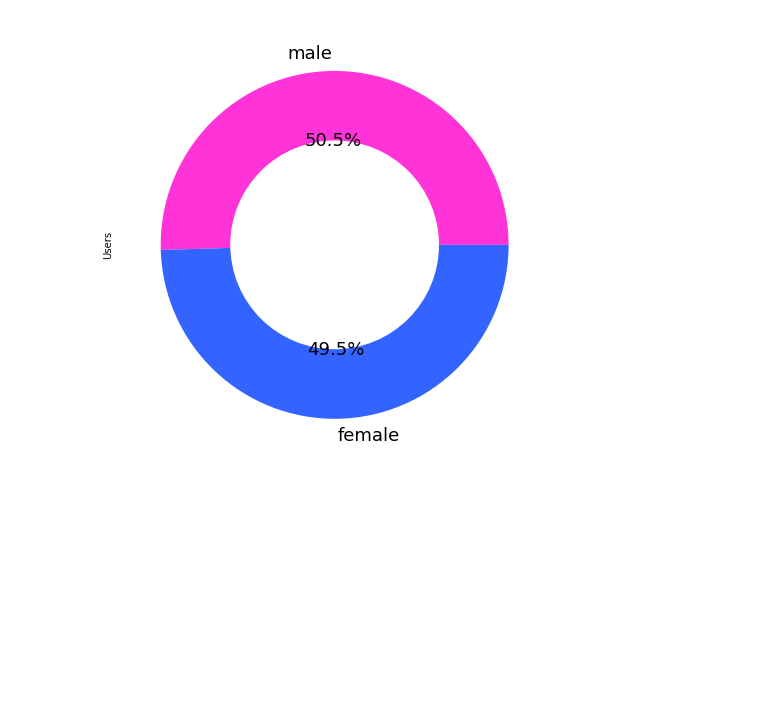
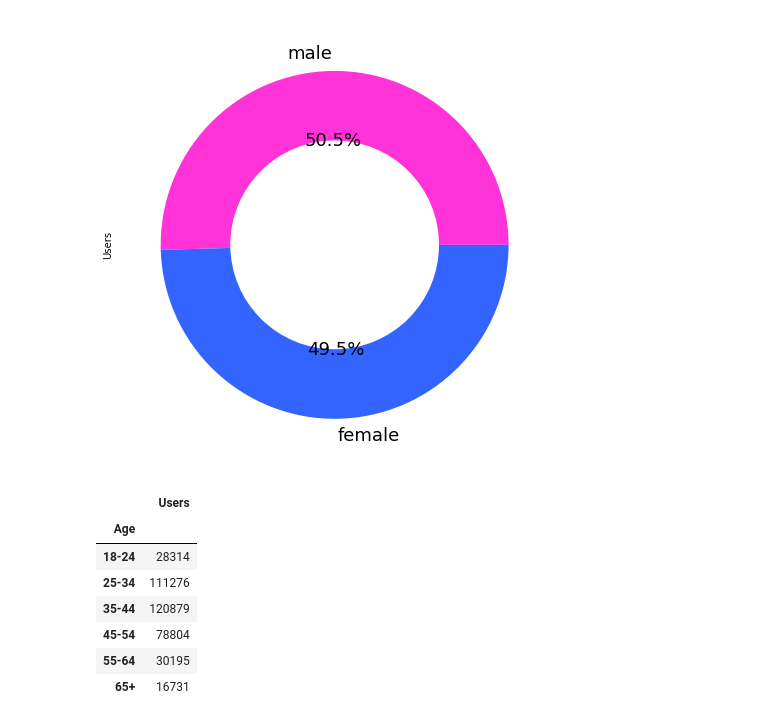
Before and after one commit to zhongw117/GTA-population, a Jupyter notebook: pop_dist.ipynb, the cells around one changed output. Saved outputs shown, nothing was run; the diff lists cells and outputs as text; code cells hidden in the pictures; blank space fills up the shorter version.

```diff
--- a/pop_dist.ipynb
+++ b/pop_dist.ipynb
@@ -189,0 +174,11 @@ plt.show()
+# %%
+age_df
+# %% [output]
+|  | Users |
+| Age |  |
+| 18-24 | 28314 |
+| 25-34 | 111276 |
+| 35-44 | 120879 |
+| 45-54 | 78804 |
+| 55-64 | 30195 |
+| 65+ | 16731 |
```
Also changed, not shown: parts of 10 cells of this notebook, 3 other files.
